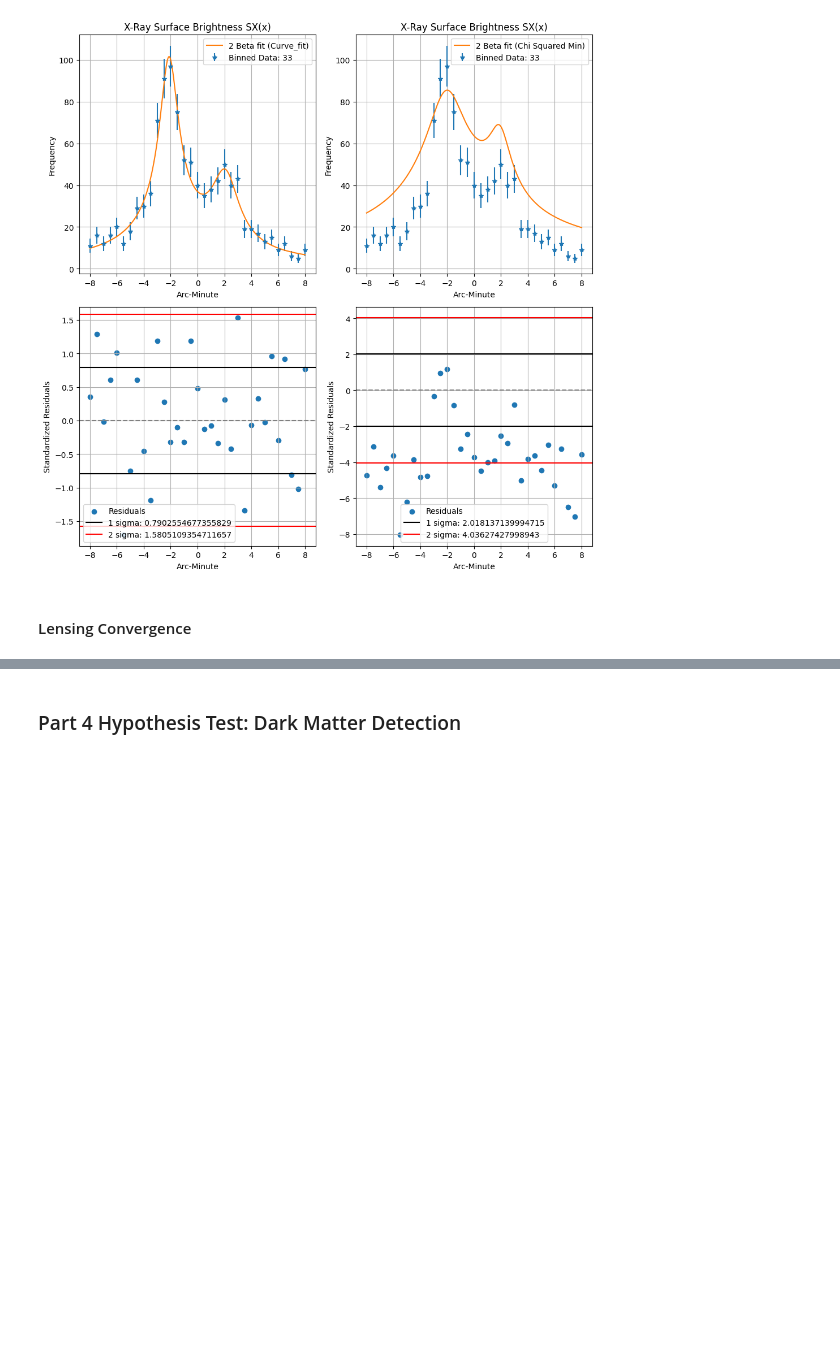
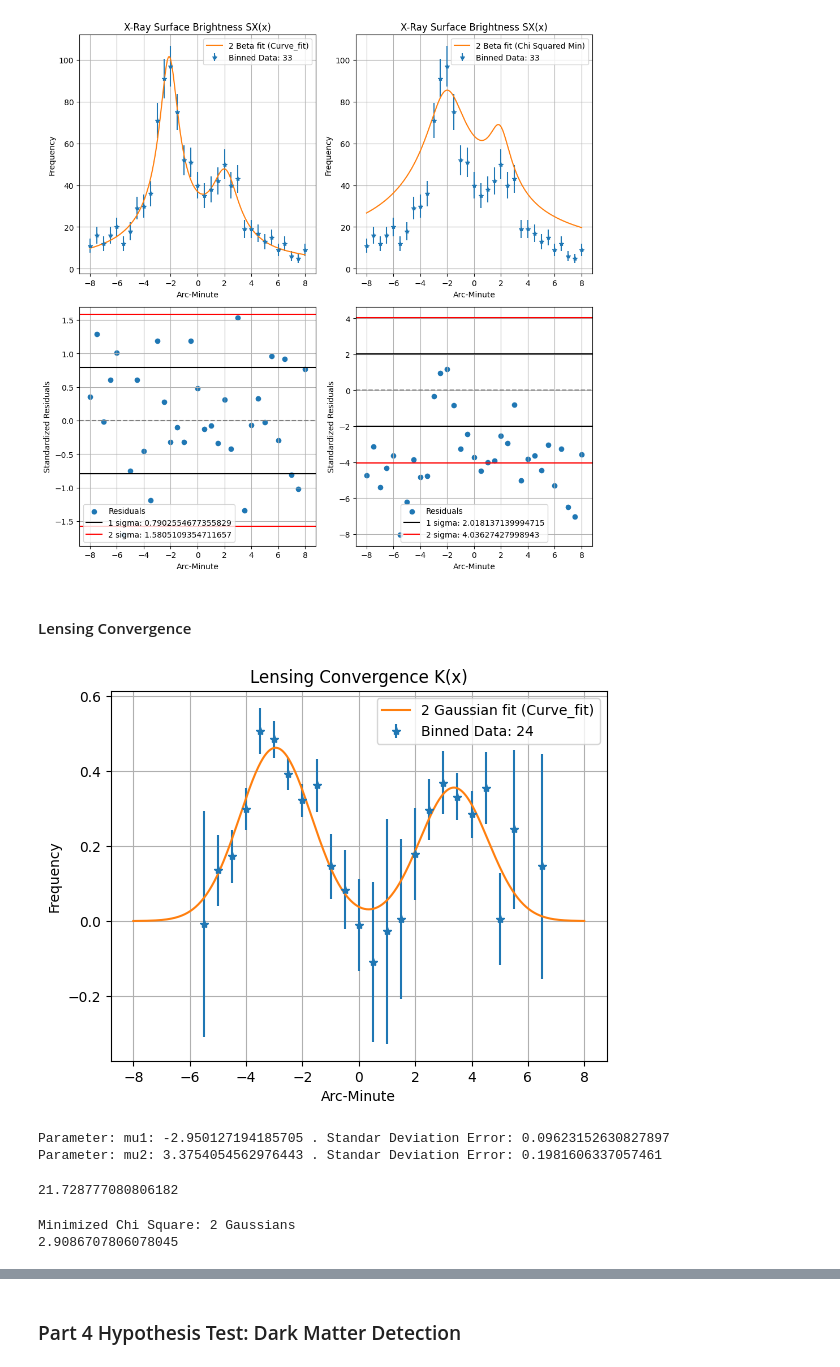
Before and after one commit to jdgv1709/Statistical-Analysis-of-the-Bullet-Cluster-Statistics-1-Course, a Jupyter notebook: Final Exam.ipynb, the cells around one changed output, grey strips where cells are left out. Cells and saved outputs as stored; diff of their text form; code cells hidden in the pictures; blank space fills up the shorter version.

Commit message:
Part 2 Kappa Provisional

```diff
--- a/Final Exam.ipynb
+++ b/Final Exam.ipynb
@@ -525,0 +537,69 @@ plt.show()
+# %%
+def sigma_kappa(data, sigma_e=0.30):
+    sigma = np.full_like(data["N_obs"], np.nan, dtype=float)
+    mask = data["N_obs"] > 0
+    sigma[mask] = sigma_e / np.sqrt(data["N_obs"][mask])
+    return sigma
+data["sigma_kappa"]=sigma_kappa(data)
+
+
+def remove_nan_sigma_kappa(data):
+    data_clean = data.copy()
+    data_clean = data_clean.dropna(subset=["sigma_kappa"]).reset_index(drop=True)
+    return data_clean
+# %%
+data2=remove_nan_sigma_kappa(data)
+# %%
+initial_guess_k=[0.42,-3,1.4,0.35,3,1.3]
+x= np.linspace(-8,8,1000)
+popt_k, pcov_k = curve_fit(model_2gauss,data2["arc_min"],data2["kappa_obs"],sigma=data2["sigma_kappa"],p0=initial_guess_k,maxfev=100000,nan_policy="omit")#,bounds=bounds)
+plt.errorbar(data2["arc_min"],data2["kappa_obs"],yerr=data2["sigma_kappa"],fmt="*",label="Binned Data: "+str(len(data2["arc_min"])))
+plt.ylabel("Frequency")
+plt.xlabel("Arc-Minute")
+#plt.xlim((0,1))
+plt.grid("True")
+plt.plot(x,model_2gauss(x, *popt_k),label="2 Gaussian fit (Curve_fit)")
+plt.legend()
+plt.title("Lensing Convergence K(x)")
+plt.show()
+perr_k = np.sqrt(np.diag(pcov_k))
+print("Parameter: mu1: "+str(popt_k[1])+" . Standar Deviation Error: "+str(perr_k[1]))
+print("Parameter: mu2: "+str(popt_k[4])+" . Standar Deviation Error: "+str(perr_k[4]))
+#z_cl_N=popt_N[1]
+#sigma_cl_N=popt_N[2]
+# %% [output]
+[figure, added]
+Parameter: mu1: -2.950127194185705 . Standar Deviation Error: 0.09623152630827897
+Parameter: mu2: 3.3754054562976443 . Standar Deviation Error: 0.1981606337057461
+# %%
+#Compute χ̃2 χ̃2min and \nu
+def chi2_val(data,model,num_params):
+    #sigma = np.sqrt(data)
+    #sigma[sigma == 0] = 1.0
+    y_fit = model
+    chi2 = float(np.sum(((data["kappa_obs"] - y_fit)/data["sigma_kappa"])**2))
+    dof = len(data) - len(num_params)
+    chi2_red = chi2/dof
+    return chi2_red
+
+print(chi2_val(data2,model_2gauss(data2["kappa_obs"],*popt_k),popt_k))
+# %% [output]
+21.728777080806182
+# %%
+def chi2_2gauss(params):
+    return chi2_val(data2,model_2gauss(data2["kappa_obs"],*params),params)
+
+#result = minimize(chi2_2gauss, initial_guess_k,method='Nelder-Mead', options={'xatol':1e-8,'fatol':1e-8,'maxiter':100000})
+#result = minimize(chi2_2gauss, initial_guess_k,method='BFGS', options={'maxiter':100000})
+#result = minimize(chi2_2gauss, initial_guess_k,method='Powell', options={'maxiter':100000})
+#result = minimize(chi2_2gauss, initial_guess_k,method='CG', options={'maxiter':100000})
+bounds=[(0.3,0.6),(-3,-2),(None,None),(0.1,0.5),(3,5),(None,None)]
+result = minimize(chi2_2gauss, initial_guess_k,method='L-BFGS-B',bounds=bounds, options={'maxiter':100000})
+#result = minimize(chi2_2gauss, initial_guess,method='TNC', options={'maxiter':100000})
+
+best_params_k = result.x
+print("Minimized Chi Square: 2 Gaussians")
+print(chi2_val(data2,model_2gauss(data2["kappa_obs"],*best_params_k),best_params_k))
+# %% [output]
+Minimized Chi Square: 2 Gaussians
+2.9086707806078045
```
Also changed, not shown: parts of 6 cells of this notebook.
